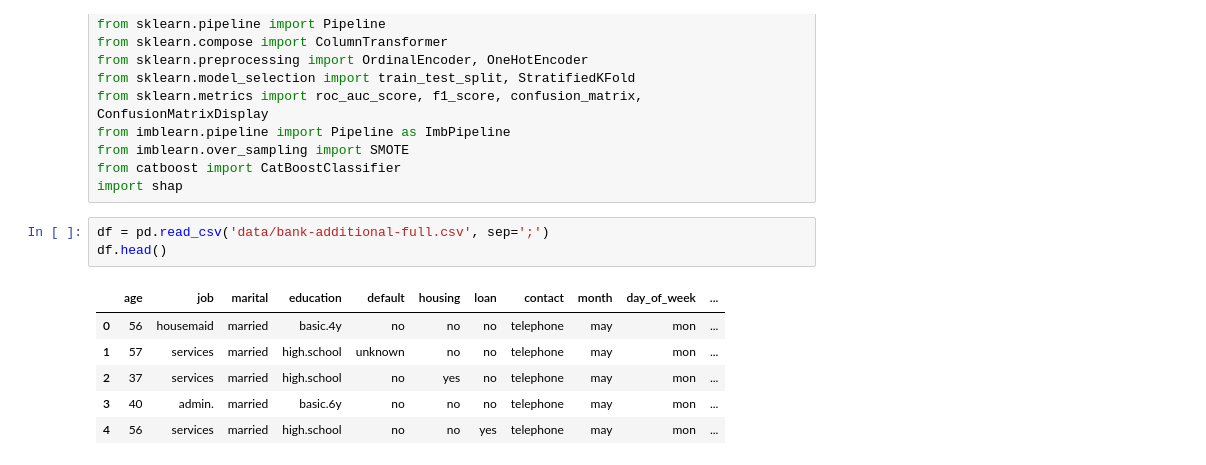
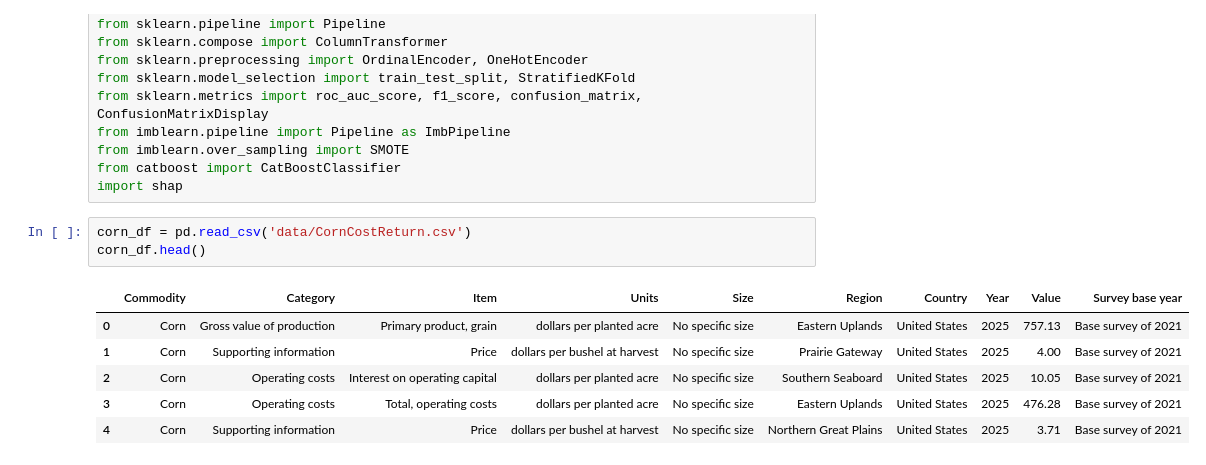
Before and after one commit to WilsonTunggala1/Prescriptive-Data-Science-Group-2, a Jupyter notebook: notebook.ipynb, the cells around one changed output. Cells and saved outputs as stored; diff of their text form.

```diff
--- a/notebook.ipynb
+++ b/notebook.ipynb
@@ -13,12 +13,12 @@ from imblearn.over_sampling import SMOTE
 from catboost import CatBoostClassifier
 import shap
 # %%
-df = pd.read_csv('data/bank-additional-full.csv', sep=';')
-df.head()
+corn_df = pd.read_csv('data/CornCostReturn.csv')
+corn_df.head()
 # %% [output]
-|  | age | job | marital | education | default | housing | loan | contact | month | day_of_week | ... |
-| 0 | 56 | housemaid | married | basic.4y | no | no | no | telephone | may | mon | ... |
-| 1 | 57 | services | married | high.school | unknown | no | no | telephone | may | mon | ... |
-| 2 | 37 | services | married | high.school | no | yes | no | telephone | may | mon | ... |
-| 3 | 40 | admin. | married | basic.6y | no | no | no | telephone | may | mon | ... |
-| 4 | 56 | services | married | high.school | no | no | yes | telephone | may | mon | ... |
+|  | Commodity | Category | Item | Units | Size | Region | Country | Year | Value | Survey base year |
+| 0 | Corn | Gross value of production | Primary product, grain | dollars per planted acre | No specific size | Eastern Uplands | United States | 2025 | 757.13 | Base survey of 2021 |
+| 1 | Corn | Supporting information | Price | dollars per bushel at harvest | No specific size | Prairie Gateway | United States | 2025 | 4.00 | Base survey of 2021 |
+| 2 | Corn | Operating costs | Interest on operating capital | dollars per planted acre | No specific size | Southern Seaboard | United States | 2025 | 10.05 | Base survey of 2021 |
+| 3 | Corn | Operating costs | Total, operating costs | dollars per planted acre | No specific size | Eastern Uplands | United States | 2025 | 476.28 | Base survey of 2021 |
+| 4 | Corn | Supporting information | Price | dollars per bushel at harvest | No specific size | Northern Great Plains | United States | 2025 | 3.71 | Base survey of 2021 |
```
Also changed, not shown: parts of 37 cells of this notebook, 6 other files.
